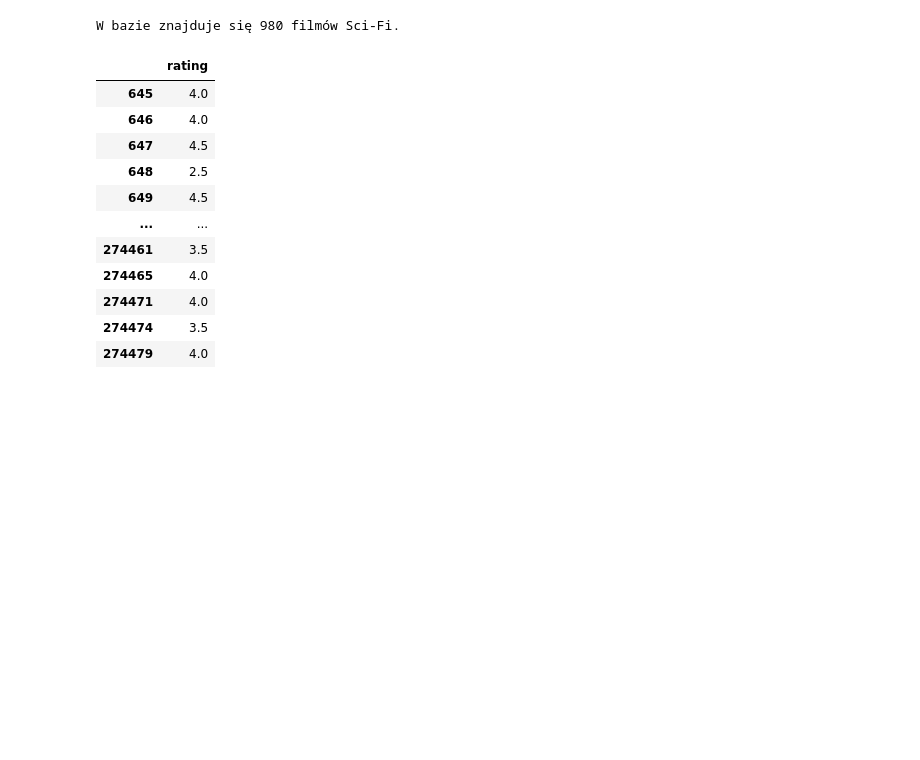
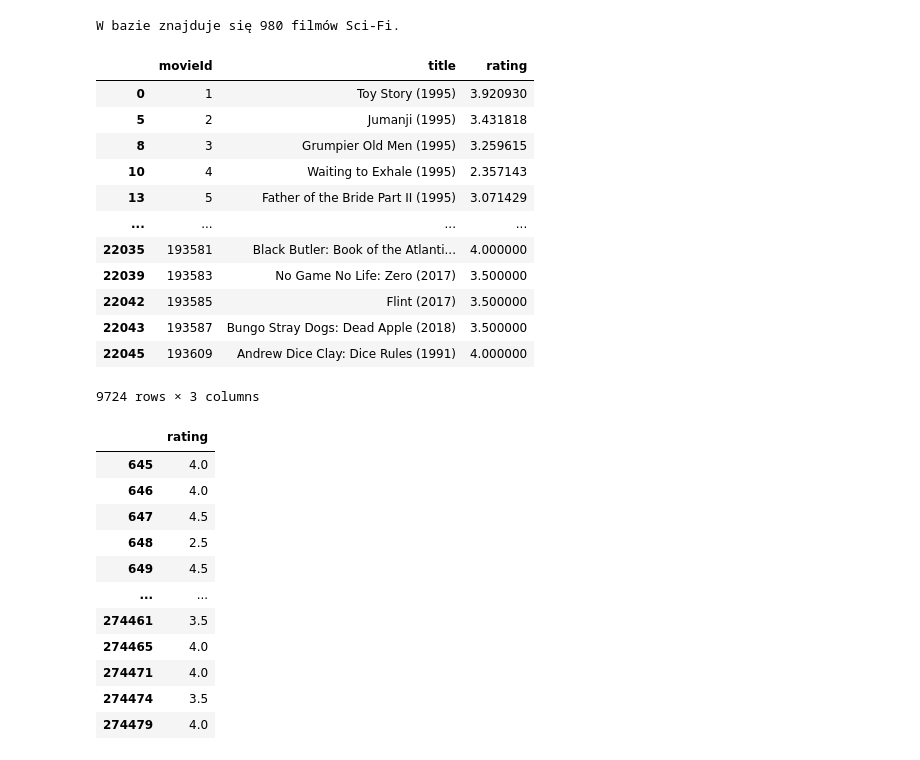
Before and after one commit to dorota10/ML_UEP_2024, a Jupyter notebook: CaseStudy2.ipynb, the cells around one changed output. Cells and saved outputs as stored; diff of their text form; code cells hidden in the pictures; blank space fills up the shorter version.

```diff
--- a/CaseStudy2.ipynb
+++ b/CaseStudy2.ipynb
@@ -26,6 +26,24 @@ films_scifi=len(movies[movies["genres"]=="Sci-Fi"])
 print(f"W bazie znajduje się {films_scifi} filmów Sci-Fi.")
 # %% [output]
 W bazie znajduje się 980 filmów Sci-Fi.
+# %%
+movies_means = ratings.groupby("movieId")["rating"].mean()
+movies_means=pd.merge(movies[["movieId", "title"]], movies_means, left_on="movieId", right_on="movieId").drop_duplicates()
+movies_means
+# %% [output]
+|  | movieId | title | rating |
+| 0 | 1 | Toy Story (1995) | 3.920930 |
+| 5 | 2 | Jumanji (1995) | 3.431818 |
+| 8 | 3 | Grumpier Old Men (1995) | 3.259615 |
+| 10 | 4 | Waiting to Exhale (1995) | 2.357143 |
+| 13 | 5 | Father of the Bride Part II (1995) | 3.071429 |
+| ... | ... | ... | ... |
+| 22035 | 193581 | Black Butler: Book of the Atlanti... | 4.000000 |
+| 22039 | 193583 | No Game No Life: Zero (2017) | 3.500000 |
+| 22042 | 193585 | Flint (2017) | 3.500000 |
+| 22043 | 193587 | Bungo Stray Dogs: Dead Apple (2018) | 3.500000 |
+| 22045 | 193609 | Andrew Dice Clay: Dice Rules (1991) | 4.000000 |
+9724 rows × 3 columns
 # %%
 # movies_rates=pd.DataFrame(ratings.groupby("movieId")["rating"].mean())
 movies_rates=pd.merge(movies[["movieId", "title", 'genres']], ratings[['movieId', 'rating']], left_on="movieId", right_on="movieId")
```
Also changed, not shown: parts of 25 cells of this notebook.
